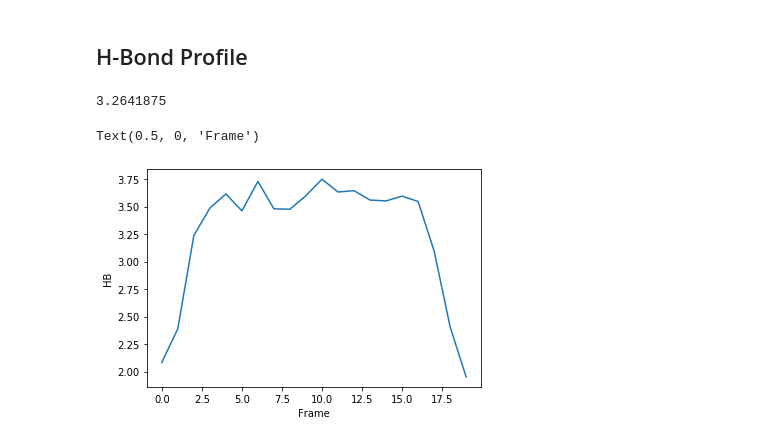
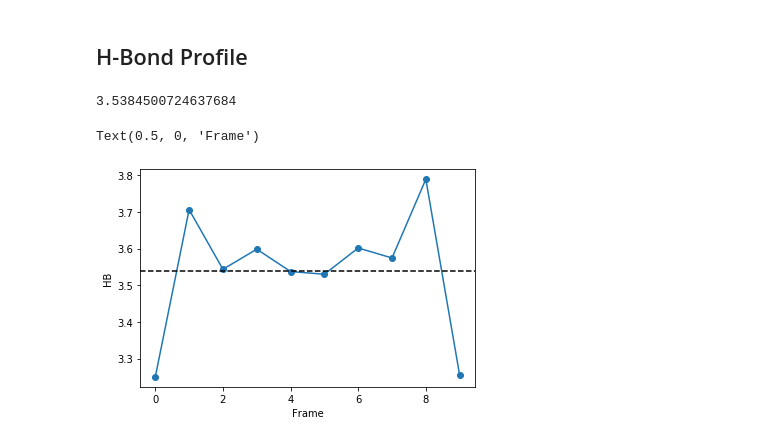
Before and after one commit to hghcomphys/atl, a Jupyter notebook: examples/atl_examples.ipynb, the cells around one changed output. Cells and saved outputs as stored; diff of their text form; code cells hidden in the pictures.

```diff
--- a/examples/atl_examples.ipynb
+++ b/examples/atl_examples.ipynb
@@ -267,14 +267,15 @@ atl.calculate_hbond_profile(file_name='dump.xyz', sel_type=['2', '1', '2'],
 # %%
 hb = np.loadtxt('hb-prof.dat')
 # print(gr)
 hb_per_wat = hb[:,1]/hb[:,2]*2
 
-plt.plot(hb_per_wat)
+plt.plot(hb_per_wat, 'o-')
 print(np.mean(hb_per_wat))
+plt.axhline(np.mean(hb_per_wat), ls='--', color='k')
 
 plt.ylabel('HB')
 plt.xlabel('Frame')
 # %% [output]
-3.2641875
+3.5384500724637684
 Text(0.5, 0, 'Frame')
-[figure, old version]
+[figure, new version]
```
Also changed, not shown: parts of 1 cell of this notebook.
